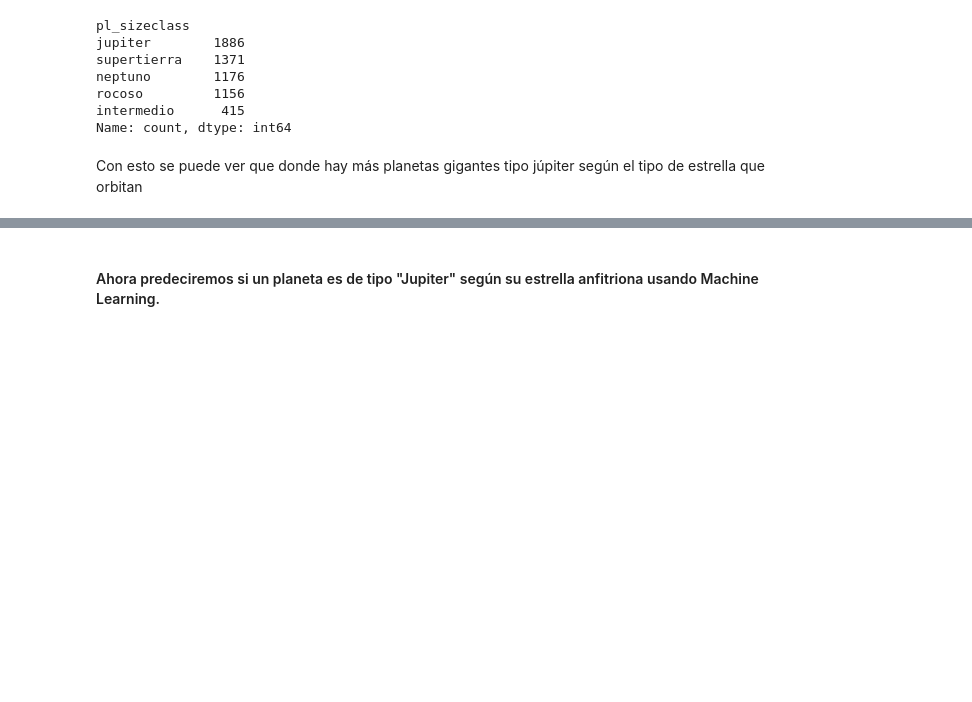
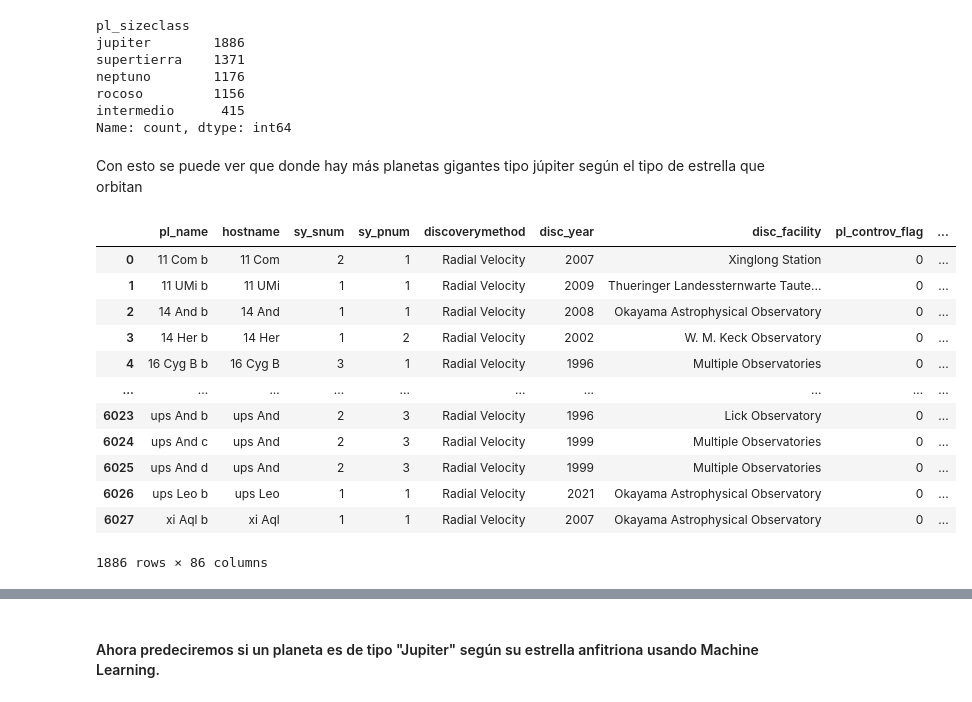
Before and after one commit to Kodamonkey/Proyecto-ciencia-de-datos-WebPage, a Jupyter notebook: AnalisisML.ipynb, the cells around one changed output, grey strips where cells are left out. Drawn from its saved outputs; the diff is of its cells as text; code cells hidden in the pictures; blank space fills up the shorter version.

```diff
--- a/AnalisisML.ipynb
+++ b/AnalisisML.ipynb
@@ -617,6 +617,23 @@ intermedio      415
 Name: count, dtype: int64
 # %% [markdown]
 Con esto se puede ver que donde hay más planetas gigantes tipo júpiter según el tipo de estrella que orbitan
+# %%
+df_jupiter = df[df["pl_sizeclass"] == "jupiter"]
+df_jupiter
+# %% [output]
+|  | pl_name | hostname | sy_snum | sy_pnum | discoverymethod | disc_year | disc_facility | pl_controv_flag | ... |
+| 0 | 11 Com b | 11 Com | 2 | 1 | Radial Velocity | 2007 | Xinglong Station | 0 | ... |
+| 1 | 11 UMi b | 11 UMi | 1 | 1 | Radial Velocity | 2009 | Thueringer Landessternwarte Taute... | 0 | ... |
+| 2 | 14 And b | 14 And | 1 | 1 | Radial Velocity | 2008 | Okayama Astrophysical Observatory | 0 | ... |
+| 3 | 14 Her b | 14 Her | 1 | 2 | Radial Velocity | 2002 | W. M. Keck Observatory | 0 | ... |
+| 4 | 16 Cyg B b | 16 Cyg B | 3 | 1 | Radial Velocity | 1996 | Multiple Observatories | 0 | ... |
+| ... | ... | ... | ... | ... | ... | ... | ... | ... | ... |
+| 6023 | ups And b | ups And | 2 | 3 | Radial Velocity | 1996 | Lick Observatory | 0 | ... |
+| 6024 | ups And c | ups And | 2 | 3 | Radial Velocity | 1999 | Multiple Observatories | 0 | ... |
+| 6025 | ups And d | ups And | 2 | 3 | Radial Velocity | 1999 | Multiple Observatories | 0 | ... |
+| 6026 | ups Leo b | ups Leo | 1 | 1 | Radial Velocity | 2021 | Okayama Astrophysical Observatory | 0 | ... |
+| 6027 | xi Aql b | xi Aql | 1 | 1 | Radial Velocity | 2007 | Okayama Astrophysical Observatory | 0 | ... |
+1886 rows × 86 columns
 # %%
 fig, ax = plt.subplots(1, 1, figsize=(5,3))
 ax = sns.histplot(data=df_jupiter, x="clase_espectral", bins=20, kde=True)
```
Also changed, not shown: parts of 2 cells of this notebook.
